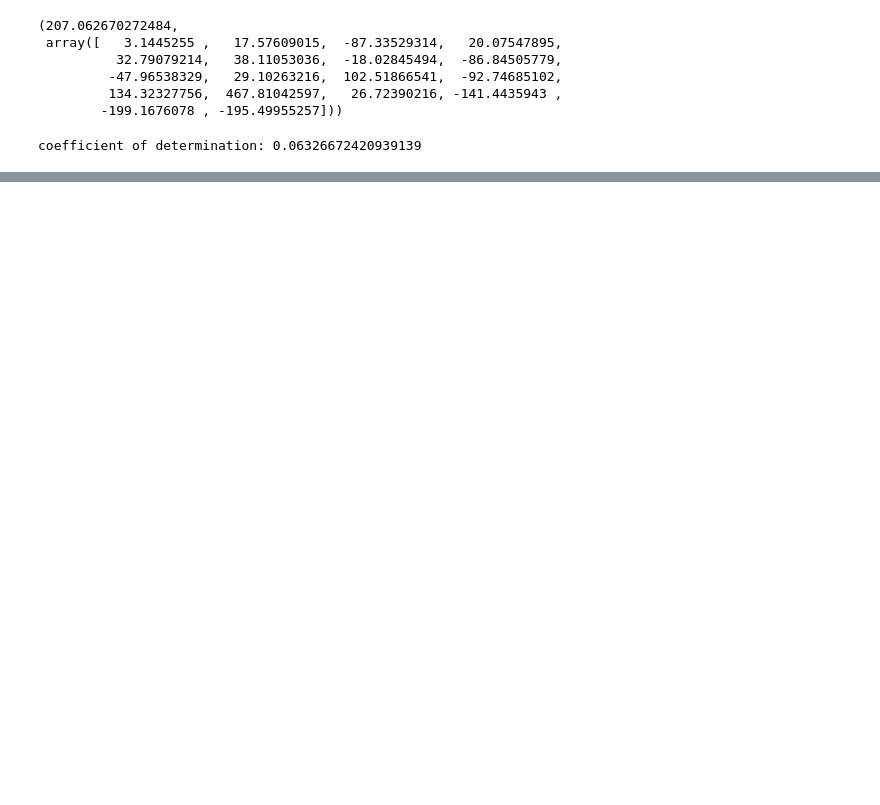
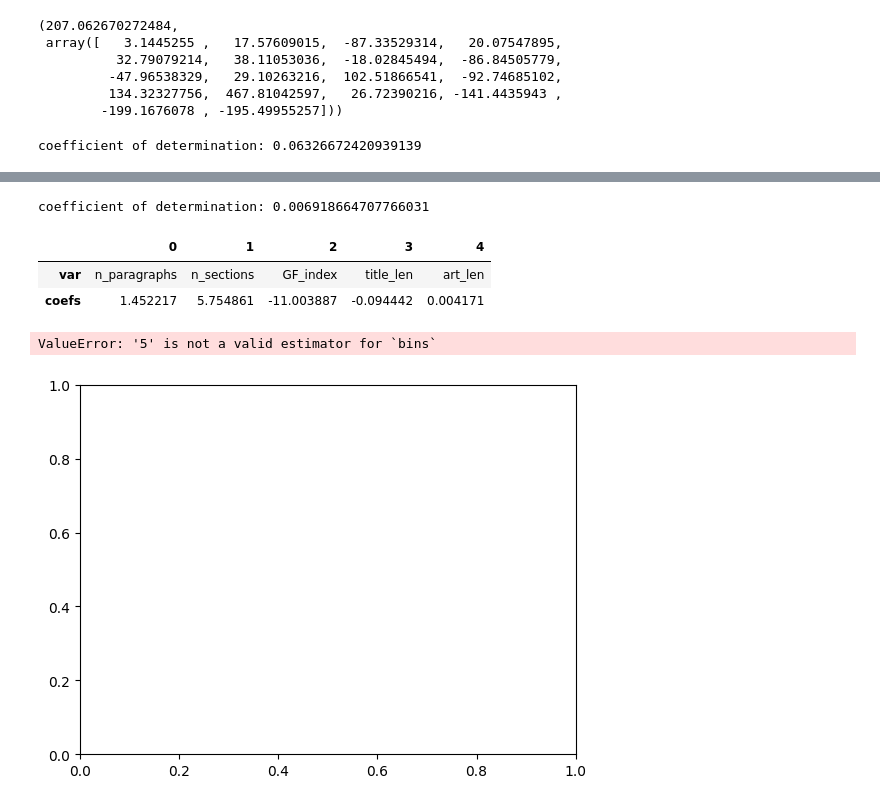
Before and after one commit to dothereading/text-mining-final-project, a Jupyter notebook: Analysis.ipynb, the cells around one changed output, grey strips where cells are left out. Drawn from its saved outputs; the diff is of its cells as text; code cells hidden in the pictures; blank space fills up the shorter version.

Commit message:
complexity score and regression

```diff
--- a/Analysis.ipynb
+++ b/Analysis.ipynb
@@ -558,0 +573,2 @@ regression_results.transpose()
+# %%
+df['GF_index']=df['story_text'].apply(lambda x : gunning_fog(x))
@@ -558,0 +591,40 @@ regression_results.transpose()
+# %%
+# REGRESSION
+
+# count words in title and article
+df['title_len'] = df['title'].apply(lambda x : len(x))
+df['art_len'] = df['story_text'].apply(lambda x : len(x))
+
+# pick variables for regression
+reg_vars = ['n_paragraphs','n_sections','GF_index','title_len','art_len']
+df_complex = df[reg_vars]
+
+df_complex.dtypes
+
+import numpy as np
+from sklearn.linear_model import LinearRegression
+
+df["claps"] = df["claps"].replace(np.nan, 0)
+
+model = LinearRegression().fit(df_complex, df['claps'])
+
+intercept, coefficients = model.intercept_, model.coef_
+intercept, coefficients
+
+r_sq = model.score(df_complex, df['claps'])
+print(f"coefficient of determination: {r_sq}")
+# %% [output]
+coefficient of determination: 0.006918664707766031
+# %%
+regression_results = pd.DataFrame({'var': reg_vars, 'coefs': coefficients}, columns=['var', 'coefs'])
+regression_results.transpose()
+# %% [output]
+|  | 0 | 1 | 2 | 3 | 4 |
+| var | n_paragraphs | n_sections | GF_index | title_len | art_len |
+| coefs | 1.452217 | 5.754861 | -11.003887 | -0.094442 | 0.004171 |
+# %%
+# Distribution of complexity scores.
+df['GF_index'].hist(bins=5)
+# %% [output]
+ValueError: '5' is not a valid estimator for `bins`
+[figure, added]
```
Also changed, not shown: parts of 32 cells of this notebook.
